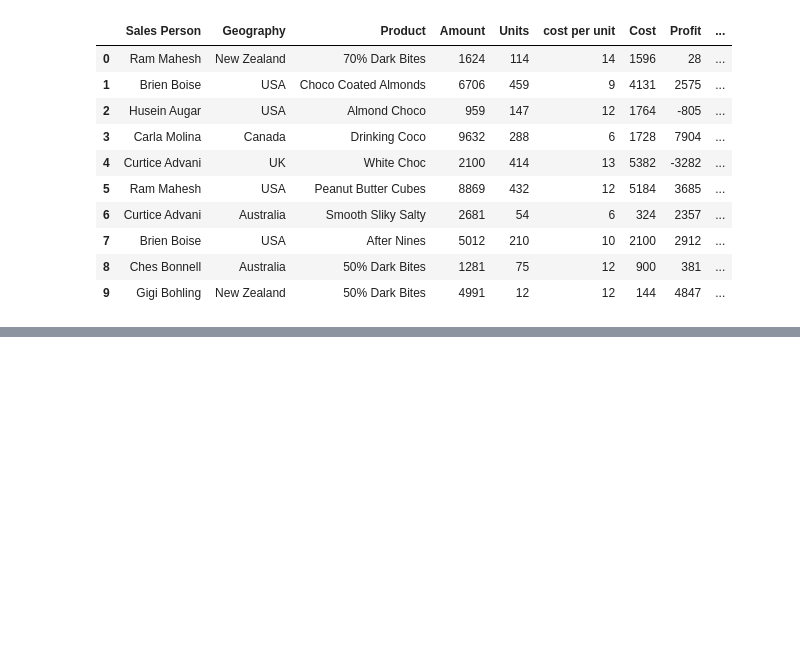
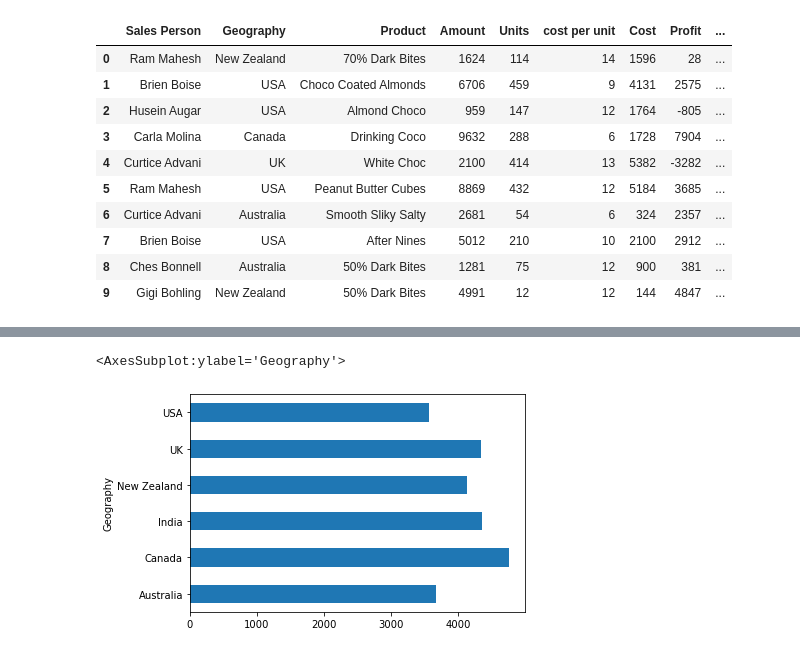
Before and after one commit to SaidurRahmanChowdhury/Choclate-Sales-Analysis, a Jupyter notebook: Chocolate Sales Analysis.ipynb, the cells around one changed output, grey strips where cells are left out. Saved outputs shown, nothing was run; the diff lists cells and outputs as text; code cells hidden in the pictures; blank space fills up the shorter version.

```diff
--- a/Chocolate Sales Analysis.ipynb
+++ b/Chocolate Sales Analysis.ipynb
@@ -153,0 +328,5 @@ df.head(10)
+# %%
+g['Amount'].mean().plot(kind='barh')
+# %% [output]
+<AxesSubplot:ylabel='Geography'>
+[figure, added]
```
Also changed, not shown: parts of 15 cells of this notebook.
